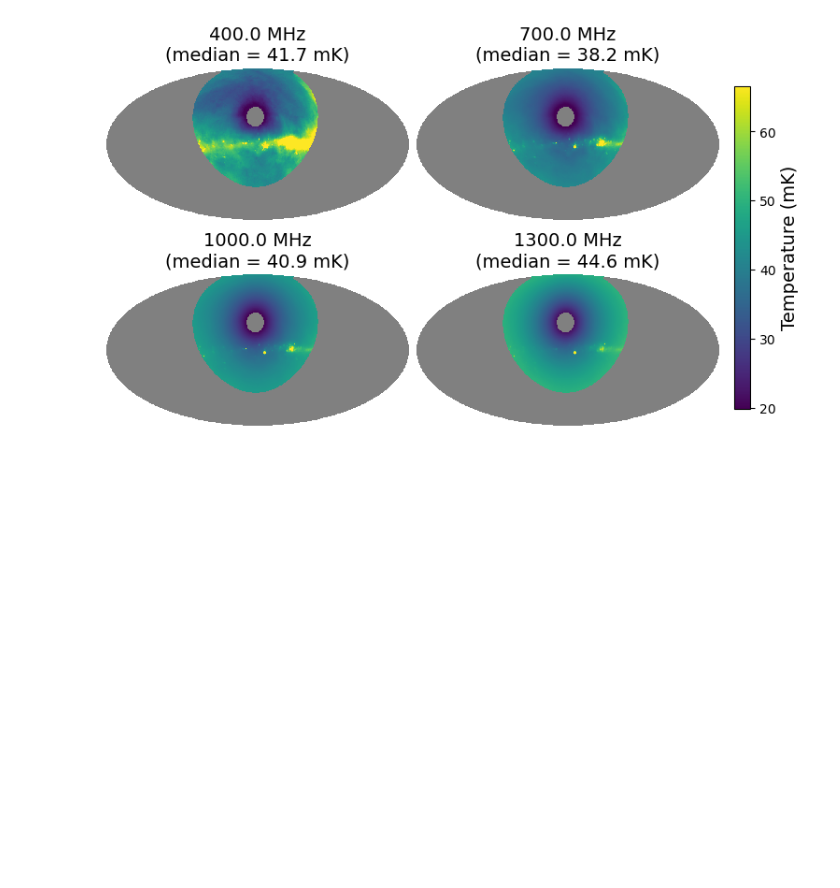
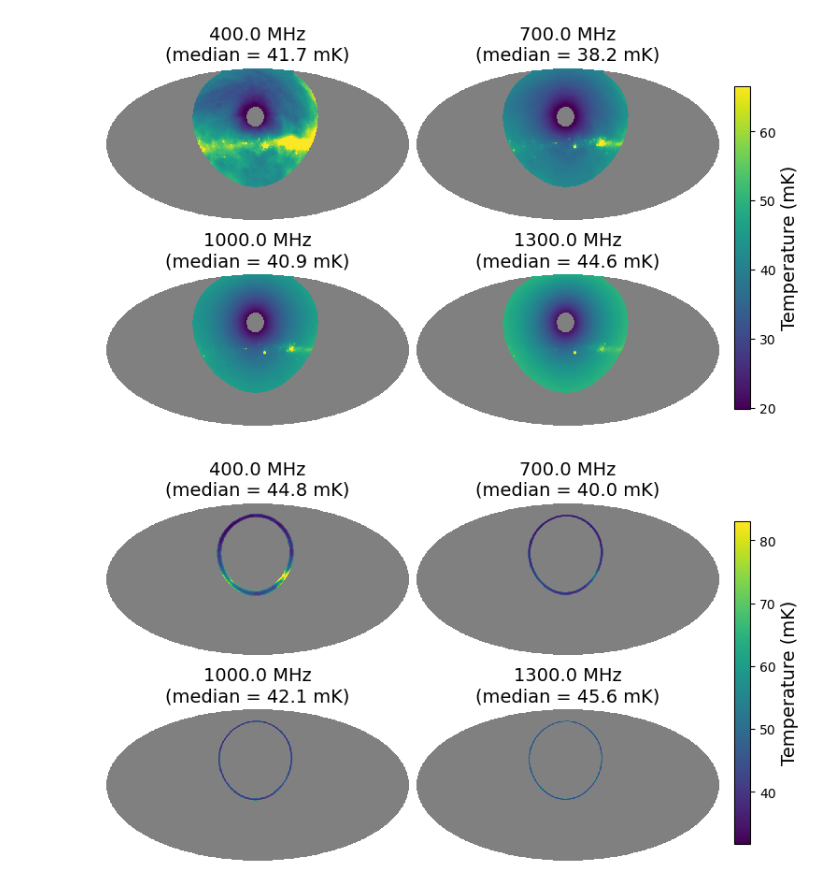
Before and after one commit to DuncanCSt/CHORD_Sensitivity, a Jupyter notebook: notebooks/sensitivity/background_noise_plots.ipynb, the cells around one changed output. Saved outputs shown, nothing was run; the diff lists cells and outputs as text; code cells hidden in the pictures; blank space fills up the shorter version.

```diff
--- a/notebooks/sensitivity/background_noise_plots.ipynb
+++ b/notebooks/sensitivity/background_noise_plots.ipynb
@@ -37,3 +38,16 @@ _ = sm.plot_sky_noise(delta_nu=5e3, freqs=[400, 700, 1000, 1300],
                       type="total_noise", unit="mK", freq_unit="MHz")
 # %% [output]
 [figure]
+# %%
+fig = sm.plot_strip(
+    delta_nu=5e3,                       # 5 kHz channel width, in Hz
+    freqs=[400, 700, 1000, 1300],       # MHz (auto-detected)
+    title=None,
+    type="total_noise",                 # system + sky-background noise
+    dec_deg=49.0,                       # fixed pointing declination
+    strip_halfwidth=7.0,               # NaN beyond ±10° of the pointing
+    unit="mK",
+    save_path=output_dir / "chord_strip_dec49.png",
+)
+# %% [output]
+[figure, added]
```
Also changed, not shown: parts of 1 cell of this notebook, 15 other files.
